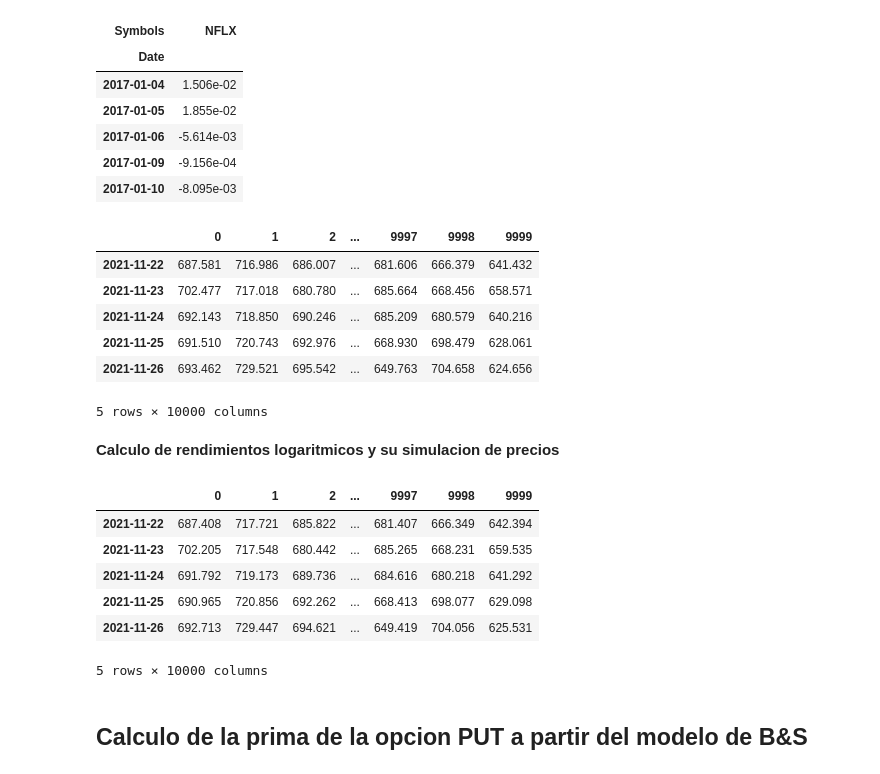
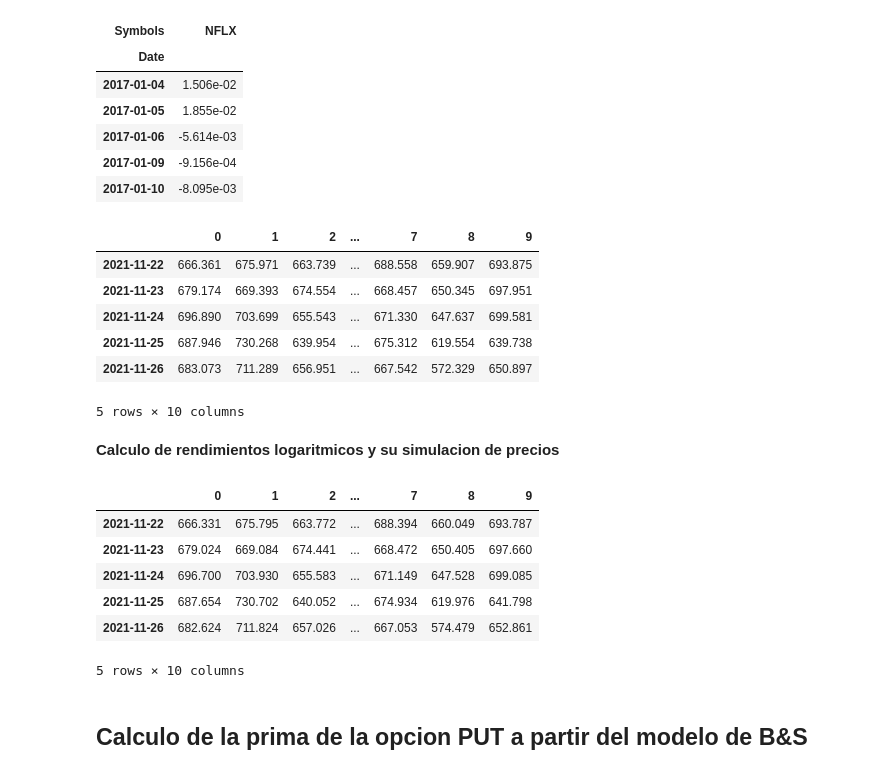
Before and after one commit to CuauhtemocCC/Tarea8_CCORRALES_BIPRECIADO, a Jupyter notebook: Tarea8_CCorrales_BIPreciado.ipynb, the cells around one changed output. Cells and saved outputs as stored; diff of their text form; code cells hidden in the pictures.

```diff
--- a/Tarea8_CCorrales_BIPreciado.ipynb
+++ b/Tarea8_CCorrales_BIPreciado.ipynb
@@ -72,8 +72,8 @@ plt.style.use(['dark_background'])
 ticker = ['NFLX']
 start_date = '2017-01-01'
 
-closes_aapl = get_adj_closes(ticker, start_date)
-closes_aapl.plot(figsize=(8,5));
+closes_net = get_adj_closes(ticker, start_date)
+closes_net.plot(figsize=(8,5));
 plt.legend(ticker);
 # %% [output]
 [figure]
@@ -124,7 +124,7 @@ dates, ndays
 **Calculo de rendimientos simples y su simulacion de precios**
 # %%
 # Obtenemos el rendimiento simple
-Ri = closes_aapl.pct_change(1).iloc[1:]
+Ri = closes_net.pct_change(1).iloc[1:]
 # Obtenemos su media y desviación estándar de los rendimientos
 mu_R = Ri.mean()[0]
 sigma_R = Ri.std()[0]
@@ -140,25 +140,25 @@ Ri.head()
 # %%
 # Simulacion de precios por rendmientos simples
 dt = 1; # Rendimiento diario
 Z = np.random.randn(ndays,nscen)  # Z ~ N(0,1)
 # Simulación normal de los rendimientos
 Ri_dt = pd.DataFrame(mu_R*dt+Z*sigma_R*np.sqrt(dt),index=dates)
-S_0 = closes_aapl.iloc[-1,0]
+S_0 = closes_net.iloc[-1,0]
 S_T = S_0*(1+Ri_dt).cumprod()
 S_T.head()
 # %% [output]
-|  | 0 | 1 | 2 | ... | 9997 | 9998 | 9999 |
-| 2021-11-22 | 687.581 | 716.986 | 686.007 | ... | 681.606 | 666.379 | 641.432 |
-| 2021-11-23 | 702.477 | 717.018 | 680.780 | ... | 685.664 | 668.456 | 658.571 |
-| 2021-11-24 | 692.143 | 718.850 | 690.246 | ... | 685.209 | 680.579 | 640.216 |
-| 2021-11-25 | 691.510 | 720.743 | 692.976 | ... | 668.930 | 698.479 | 628.061 |
-| 2021-11-26 | 693.462 | 729.521 | 695.542 | ... | 649.763 | 704.658 | 624.656 |
+|  | 0 | 1 | 2 | ... | 7 | 8 | 9 |
+| 2021-11-22 | 666.361 | 675.971 | 663.739 | ... | 688.558 | 659.907 | 693.875 |
+| 2021-11-23 | 679.174 | 669.393 | 674.554 | ... | 668.457 | 650.345 | 697.951 |
+| 2021-11-24 | 696.890 | 703.699 | 655.543 | ... | 671.330 | 647.637 | 699.581 |
+| 2021-11-25 | 687.946 | 730.268 | 639.954 | ... | 675.312 | 619.554 | 639.738 |
+| 2021-11-26 | 683.073 | 711.289 | 656.951 | ... | 667.542 | 572.329 | 650.897 |
-5 rows × 10000 columns
+5 rows × 10 columns
 # %% [markdown]
 **Calculo de rendimientos logaritmicos y su simulacion de precios**
 # %%
 # Calculo de rendimientos logaritmicos
-ri = calc_daily_ret(closes_aapl)
+ri = calc_daily_ret(closes_net)
 mu_r = ri.mean()[0]
 sigma_r = ri.std()[0]
 
@@ -169,13 +169,13 @@ sim_ret_ri = pd.DataFrame(mu_r*dt+Z*sigma_r*np.sqrt(dt), index=dates)
 S_T2 = S_0*np.exp(sim_ret_ri.cumsum())
 S_T2.head()
 # %% [output]
-|  | 0 | 1 | 2 | ... | 9997 | 9998 | 9999 |
-| 2021-11-22 | 687.408 | 717.721 | 685.822 | ... | 681.407 | 666.349 | 642.394 |
-| 2021-11-23 | 702.205 | 717.548 | 680.442 | ... | 685.265 | 668.231 | 659.535 |
-| 2021-11-24 | 691.792 | 719.173 | 689.736 | ... | 684.616 | 680.218 | 641.292 |
-| 2021-11-25 | 690.965 | 720.856 | 692.262 | ... | 668.413 | 698.077 | 629.098 |
-| 2021-11-26 | 692.713 | 729.447 | 694.621 | ... | 649.419 | 704.056 | 625.531 |
+|  | 0 | 1 | 2 | ... | 7 | 8 | 9 |
+| 2021-11-22 | 666.331 | 675.795 | 663.772 | ... | 688.394 | 660.049 | 693.787 |
+| 2021-11-23 | 679.024 | 669.084 | 674.441 | ... | 668.472 | 650.405 | 697.660 |
+| 2021-11-24 | 696.700 | 703.930 | 655.583 | ... | 671.149 | 647.528 | 699.085 |
+| 2021-11-25 | 687.654 | 730.702 | 640.052 | ... | 674.934 | 619.976 | 641.798 |
+| 2021-11-26 | 682.624 | 711.824 | 657.026 | ... | 667.053 | 574.479 | 652.861 |
-5 rows × 10000 columns
+5 rows × 10 columns
 # %% [markdown]
 ## Calculo de la prima de la opcion PUT a partir del modelo de B&S
 # %% [markdown]
```
Also changed, not shown: parts of 33 cells of this notebook.
